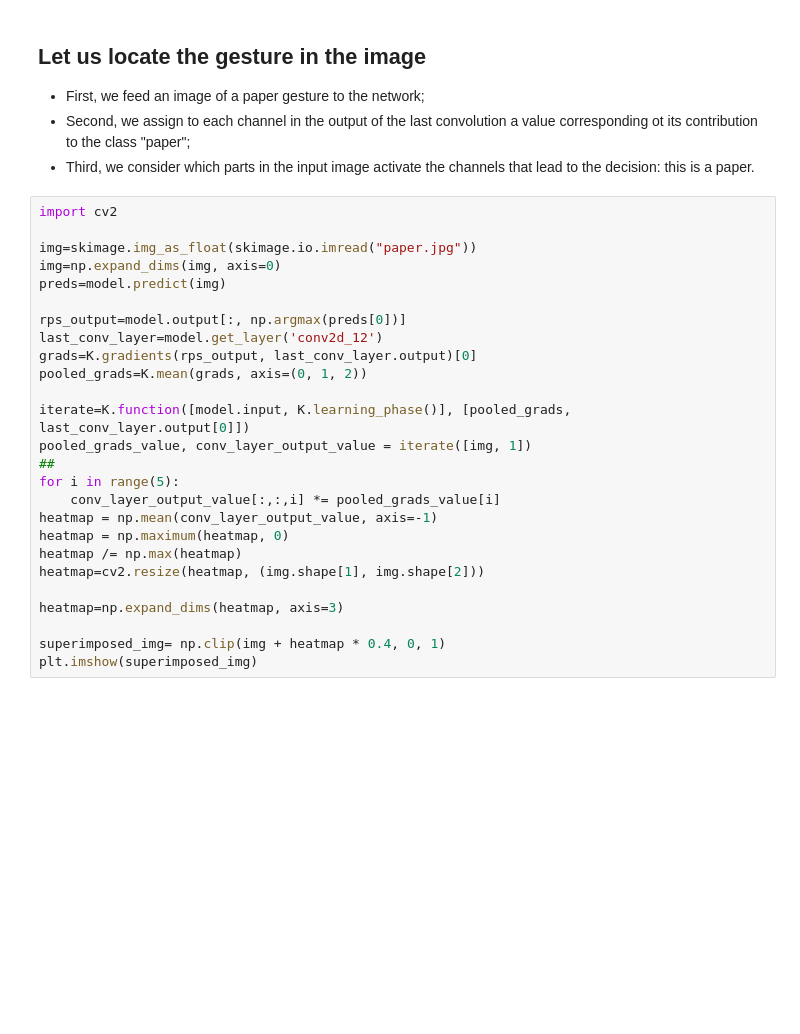
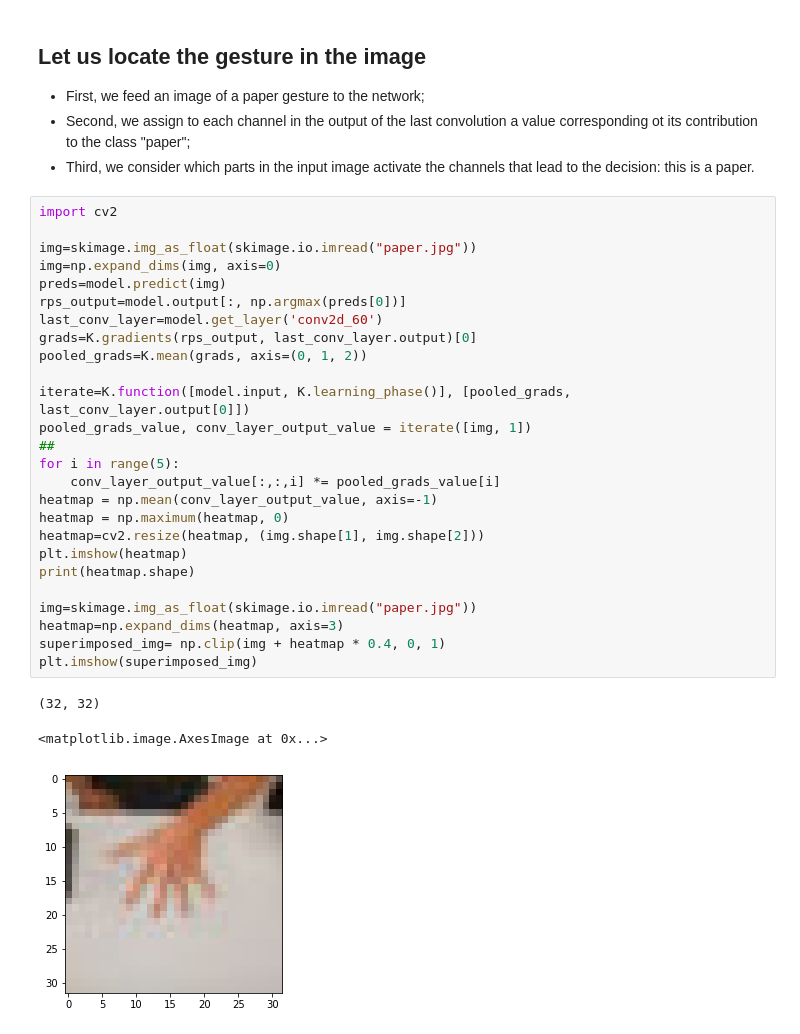
Before and after one commit to alessandro-giusti/rock-paper-scissors, a Jupyter notebook: Activity notebook/notebook_v2.ipynb, the cells around one changed output. Cells and saved outputs as stored; diff of their text form; blank space fills up the shorter version.

```diff
--- a/Activity notebook/notebook_v2.ipynb
+++ b/Activity notebook/notebook_v2.ipynb
@@ -533,26 +699,30 @@ ideal()
 # %%
 import cv2
 
 img=skimage.img_as_float(skimage.io.imread("paper.jpg"))
 img=np.expand_dims(img, axis=0)
 preds=model.predict(img)
-
 rps_output=model.output[:, np.argmax(preds[0])]
-last_conv_layer=model.get_layer('conv2d_12')
+last_conv_layer=model.get_layer('conv2d_60')
 grads=K.gradients(rps_output, last_conv_layer.output)[0]
 pooled_grads=K.mean(grads, axis=(0, 1, 2))
 
 iterate=K.function([model.input, K.learning_phase()], [pooled_grads, last_conv_layer.output[0]])
 pooled_grads_value, conv_layer_output_value = iterate([img, 1])
 ##
 for i in range(5):
     conv_layer_output_value[:,:,i] *= pooled_grads_value[i]
 heatmap = np.mean(conv_layer_output_value, axis=-1)
 heatmap = np.maximum(heatmap, 0)
-heatmap /= np.max(heatmap)
 heatmap=cv2.resize(heatmap, (img.shape[1], img.shape[2]))
+plt.imshow(heatmap)
+print(heatmap.shape)
 
+img=skimage.img_as_float(skimage.io.imread("paper.jpg"))
 heatmap=np.expand_dims(heatmap, axis=3)
-
 superimposed_img= np.clip(img + heatmap * 0.4, 0, 1)
 plt.imshow(superimposed_img)
+# %% [output]
+(32, 32)
+<matplotlib.image.AxesImage at 0x...>
+[figure, added]
```
Also changed, not shown: parts of 28 cells of this notebook, 1 other file.
